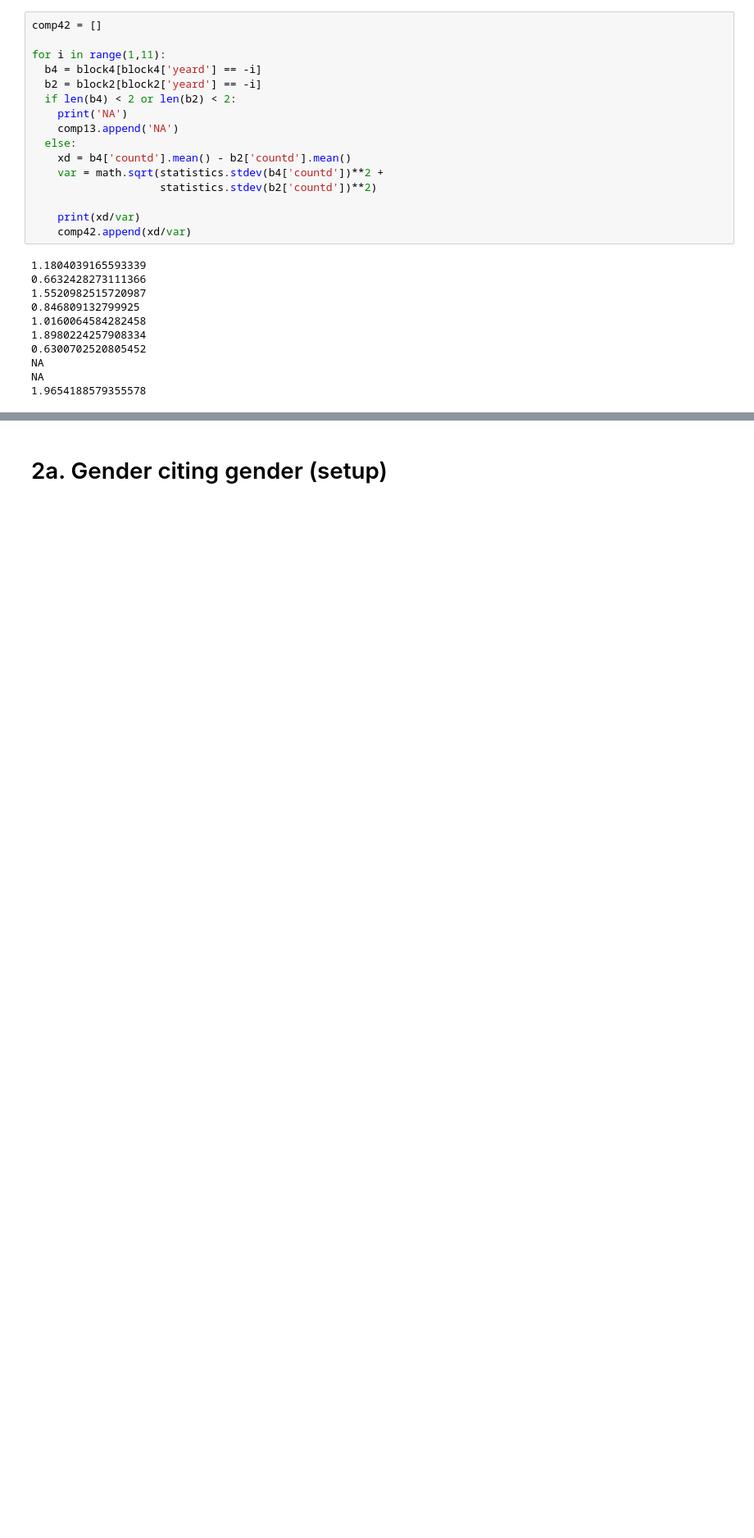
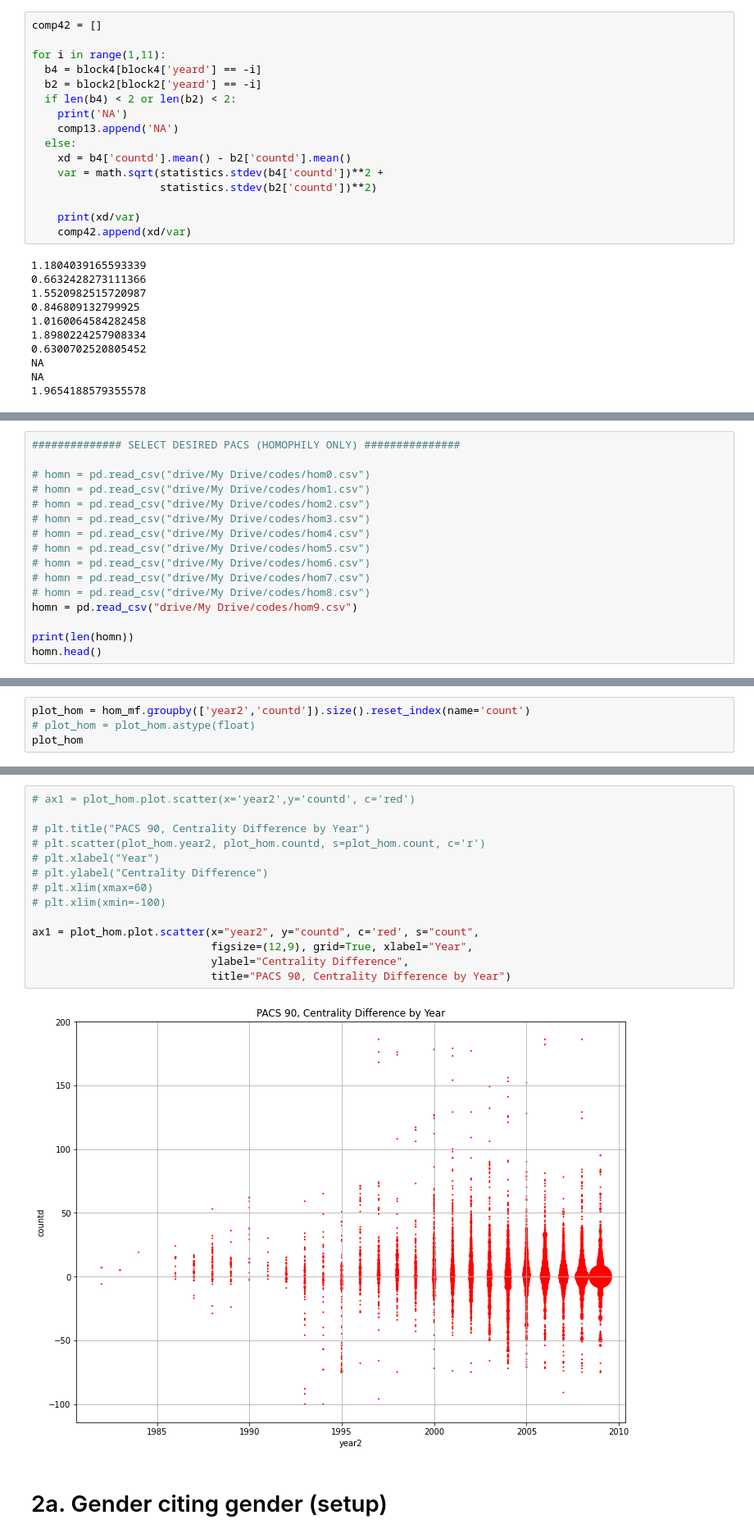
Before and after one commit to therobinkay/gender_bias_2021, a Jupyter notebook: Journal_Analysis_2_(GitHub).ipynb, the cells around one changed output, grey strips where cells are left out. Shown at 82% size. Drawn from its saved outputs; the diff is of its cells as text; blank space fills up the shorter version.

```diff
--- a/Journal_Analysis_2_(GitHub).ipynb
+++ b/Journal_Analysis_2_(GitHub).ipynb
@@ -233,0 +232,16 @@ NA
+# %%
+############## SELECT DESIRED PACS (HOMOPHILY ONLY) ###############
+
+# homn = pd.read_csv("drive/My Drive/codes/hom0.csv")
+# homn = pd.read_csv("drive/My Drive/codes/hom1.csv")
+# homn = pd.read_csv("drive/My Drive/codes/hom2.csv")
+# homn = pd.read_csv("drive/My Drive/codes/hom3.csv")
+# homn = pd.read_csv("drive/My Drive/codes/hom4.csv")
+# homn = pd.read_csv("drive/My Drive/codes/hom5.csv")
+# homn = pd.read_csv("drive/My Drive/codes/hom6.csv")
+# homn = pd.read_csv("drive/My Drive/codes/hom7.csv")
+# homn = pd.read_csv("drive/My Drive/codes/hom8.csv")
+homn = pd.read_csv("drive/My Drive/codes/hom9.csv")
+
+print(len(homn))
+homn.head()
@@ -233,0 +316,4 @@ NA
+# %%
+plot_hom = hom_mf.groupby(['year2','countd']).size().reset_index(name='count')
+# plot_hom = plot_hom.astype(float)
+plot_hom
@@ -234,3 +334,19 @@ NA
+# %%
+# ax1 = plot_hom.plot.scatter(x='year2',y='countd', c='red')
+
+# plt.title("PACS 90, Centrality Difference by Year")
+# plt.scatter(plot_hom.year2, plot_hom.countd, s=plot_hom.count, c='r')
+# plt.xlabel("Year")
+# plt.ylabel("Centrality Difference")
+# plt.xlim(xmax=60)
+# plt.xlim(xmin=-100)
+
+ax1 = plot_hom.plot.scatter(x="year2", y="countd", c='red', s="count",
+                            figsize=(12,9), grid=True, xlabel="Year",
+                            ylabel="Centrality Difference",
+                            title="PACS 90, Centrality Difference by Year")
+# %% [output]
+[figure, added]
 # %% [markdown]
 # 2a. Gender citing gender (setup)
 # %%
```
Also changed, not shown: parts of 6 cells of this notebook.
